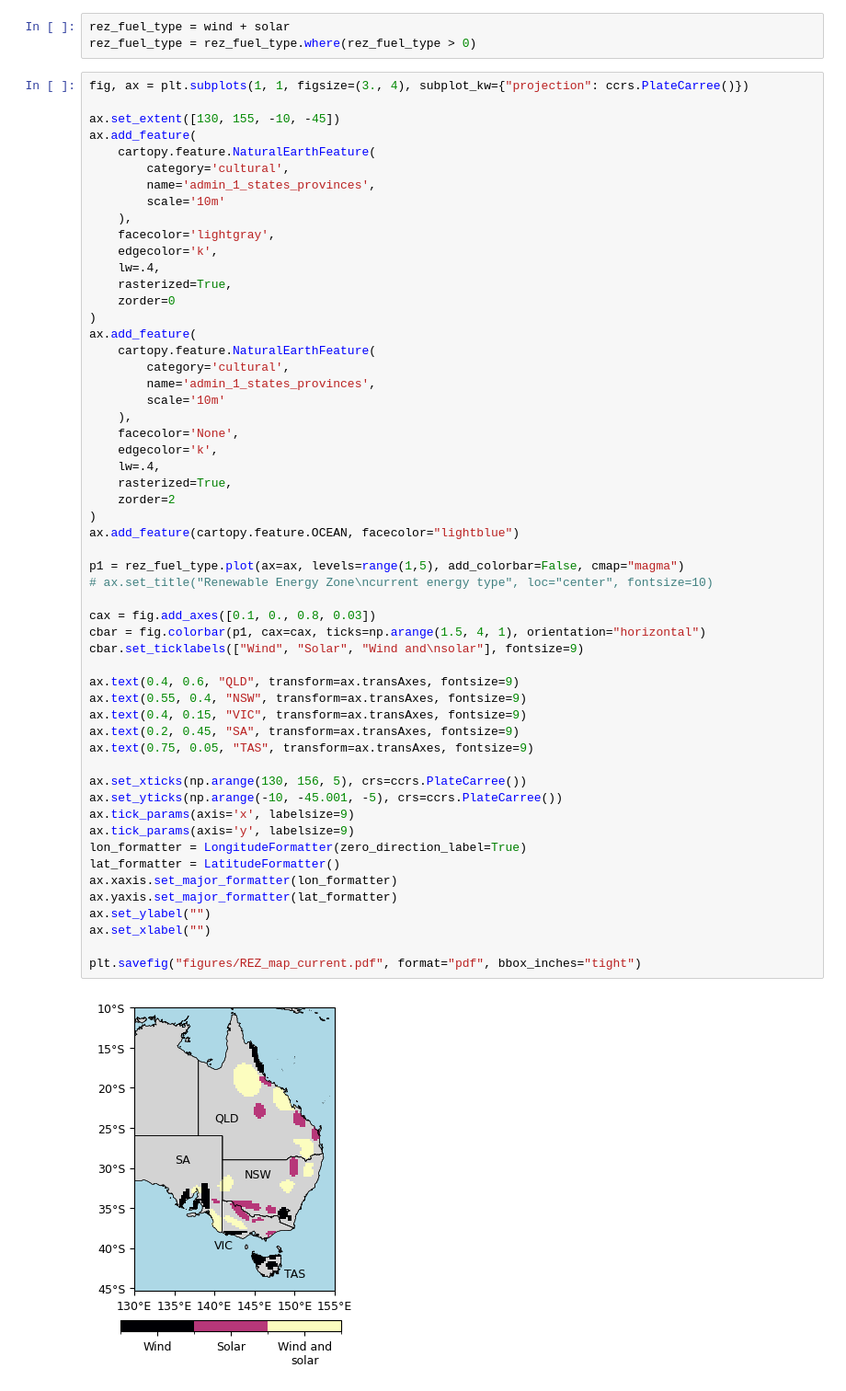
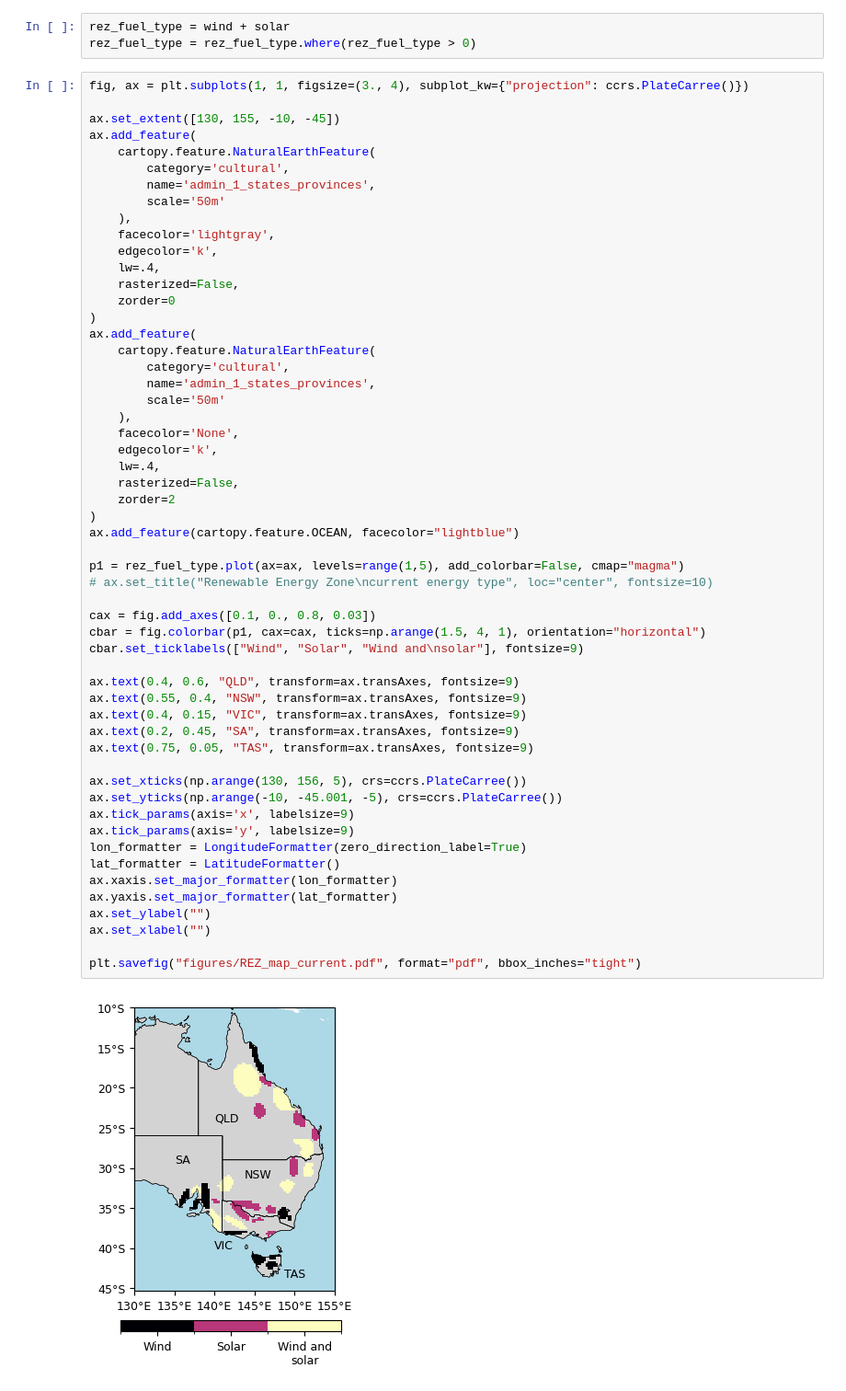
Before and after one commit to dougrichardson/power_models, a Jupyter notebook: 04_REZ_mask.ipynb, the cells around one changed output. Shown at 92% size. Saved outputs shown, nothing was run; the diff lists cells and outputs as text.

```diff
--- a/04_REZ_mask.ipynb
+++ b/04_REZ_mask.ipynb
@@ -202,52 +202,52 @@ ax.add_feature(
     cartopy.feature.NaturalEarthFeature(
         category='cultural',
         name='admin_1_states_provinces',
-        scale='10m'
+        scale='50m'
     ),
     facecolor='lightgray',
     edgecolor='k',
     lw=.4,
-    rasterized=True,
+    rasterized=False,
     zorder=0
 )
 ax.add_feature(
     cartopy.feature.NaturalEarthFeature(
         category='cultural',
         name='admin_1_states_provinces',
-        scale='10m'
+        scale='50m'
     ),
     facecolor='None',
     edgecolor='k',
     lw=.4,
-    rasterized=True,
+    rasterized=False,
     zorder=2
 )
 ax.add_feature(cartopy.feature.OCEAN, facecolor="lightblue")
 
 p1 = rez_fuel_type.plot(ax=ax, levels=range(1,5), add_colorbar=False, cmap="magma")
 # ax.set_title("Renewable Energy Zone\ncurrent energy type", loc="center", fontsize=10)
 
 cax = fig.add_axes([0.1, 0., 0.8, 0.03])
 cbar = fig.colorbar(p1, cax=cax, ticks=np.arange(1.5, 4, 1), orientation="horizontal")
 cbar.set_ticklabels(["Wind", "Solar", "Wind and\nsolar"], fontsize=9)
 
 ax.text(0.4, 0.6, "QLD", transform=ax.transAxes, fontsize=9)
 ax.text(0.55, 0.4, "NSW", transform=ax.transAxes, fontsize=9)
 ax.text(0.4, 0.15, "VIC", transform=ax.transAxes, fontsize=9)
 ax.text(0.2, 0.45, "SA", transform=ax.transAxes, fontsize=9)
 ax.text(0.75, 0.05, "TAS", transform=ax.transAxes, fontsize=9)
 
 ax.set_xticks(np.arange(130, 156, 5), crs=ccrs.PlateCarree())
 ax.set_yticks(np.arange(-10, -45.001, -5), crs=ccrs.PlateCarree())
 ax.tick_params(axis='x', labelsize=9)
 ax.tick_params(axis='y', labelsize=9)
 lon_formatter = LongitudeFormatter(zero_direction_label=True)
 lat_formatter = LatitudeFormatter()
 ax.xaxis.set_major_formatter(lon_formatter)
 ax.yaxis.set_major_formatter(lat_formatter)
 ax.set_ylabel("")
 ax.set_xlabel("")
 
 plt.savefig("figures/REZ_map_current.pdf", format="pdf", bbox_inches="tight")
 # %% [output]
-[figure, old version]
+[figure, new version]
```
Also changed, not shown: 1 other file.
